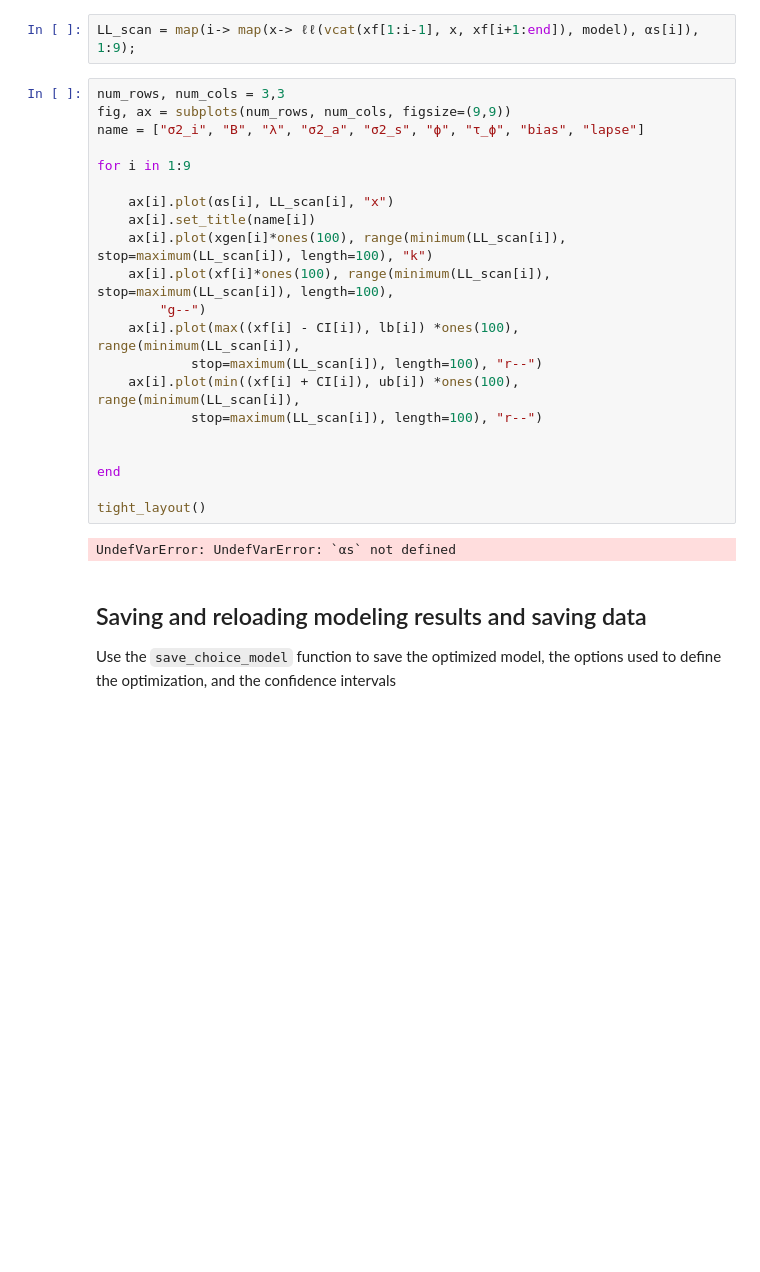
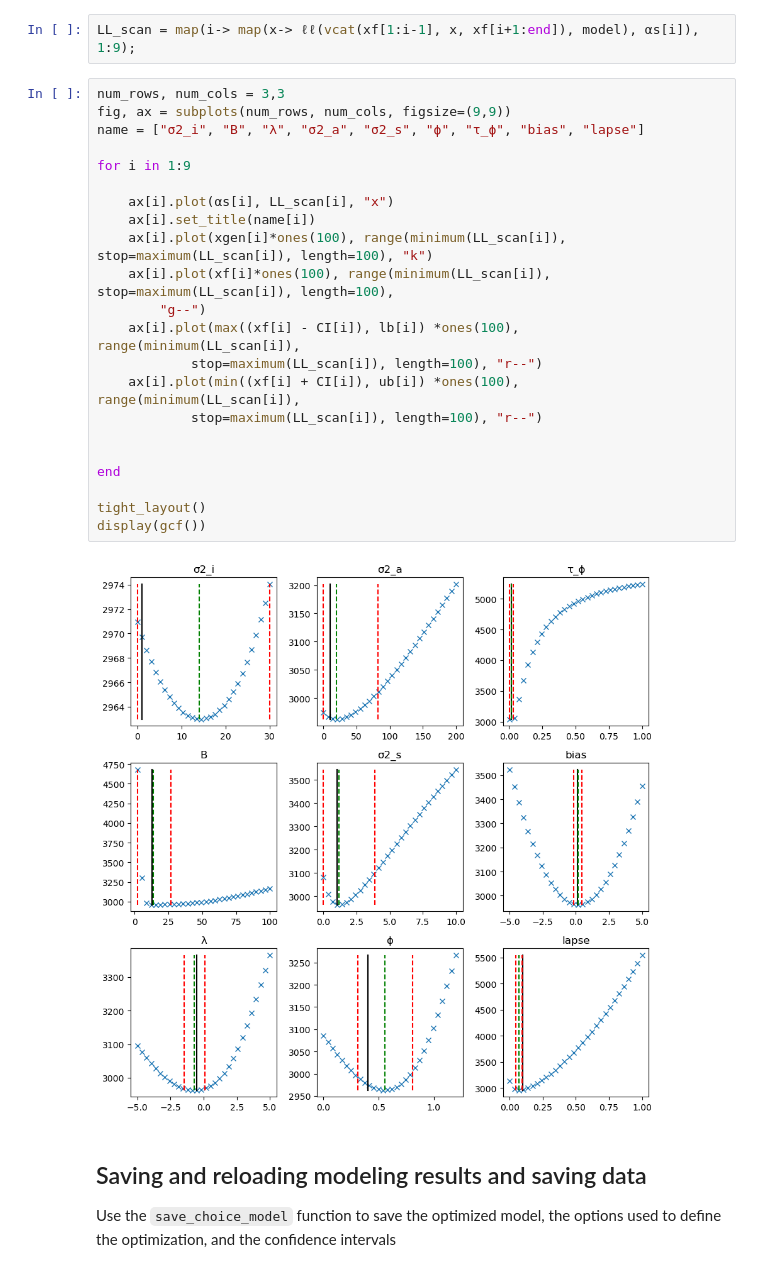
Before and after one commit to Brody-Lab/PulseInputDDM.jl, a Jupyter notebook: examples/choice model/choice-model.ipynb, the cells around one changed output. Saved outputs shown, nothing was run; the diff lists cells and outputs as text; blank space fills up the shorter version.

```diff
--- a/examples/choice model/choice-model.ipynb
+++ b/examples/choice model/choice-model.ipynb
@@ -193,26 +340,27 @@ LL_scan = map(i-> map(x-> ℓℓ(vcat(xf[1:i-1], x, xf[i+1:end]), model), αs[i]
 # %%
 num_rows, num_cols = 3,3
 fig, ax = subplots(num_rows, num_cols, figsize=(9,9))
 name = ["σ2_i", "B", "λ", "σ2_a", "σ2_s", "ϕ", "τ_ϕ", "bias", "lapse"]
 
 for i in 1:9
 
     ax[i].plot(αs[i], LL_scan[i], "x")
     ax[i].set_title(name[i])
     ax[i].plot(xgen[i]*ones(100), range(minimum(LL_scan[i]), stop=maximum(LL_scan[i]), length=100), "k")
     ax[i].plot(xf[i]*ones(100), range(minimum(LL_scan[i]), stop=maximum(LL_scan[i]), length=100),
         "g--")
     ax[i].plot(max((xf[i] - CI[i]), lb[i]) *ones(100), range(minimum(LL_scan[i]),
             stop=maximum(LL_scan[i]), length=100), "r--")
     ax[i].plot(min((xf[i] + CI[i]), ub[i]) *ones(100), range(minimum(LL_scan[i]),
             stop=maximum(LL_scan[i]), length=100), "r--")
 
 
 end
 
 tight_layout()
+display(gcf())
 # %% [output]
-UndefVarError: UndefVarError: `αs` not defined
+[figure, added]
 # %% [markdown]
 ## Saving and reloading modeling results and saving data
 
```
Also changed, not shown: parts of 21 cells of this notebook, 6 other files.
